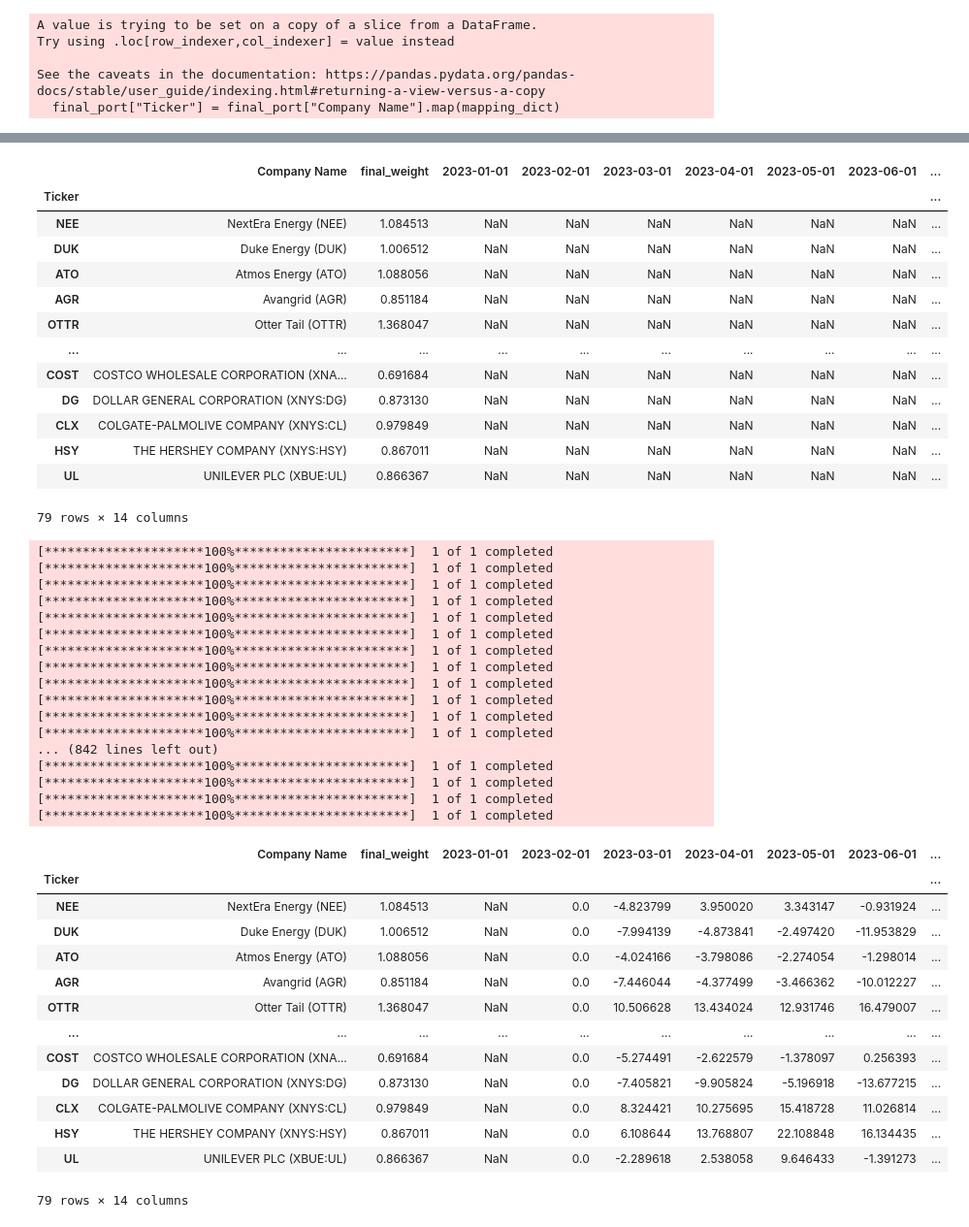
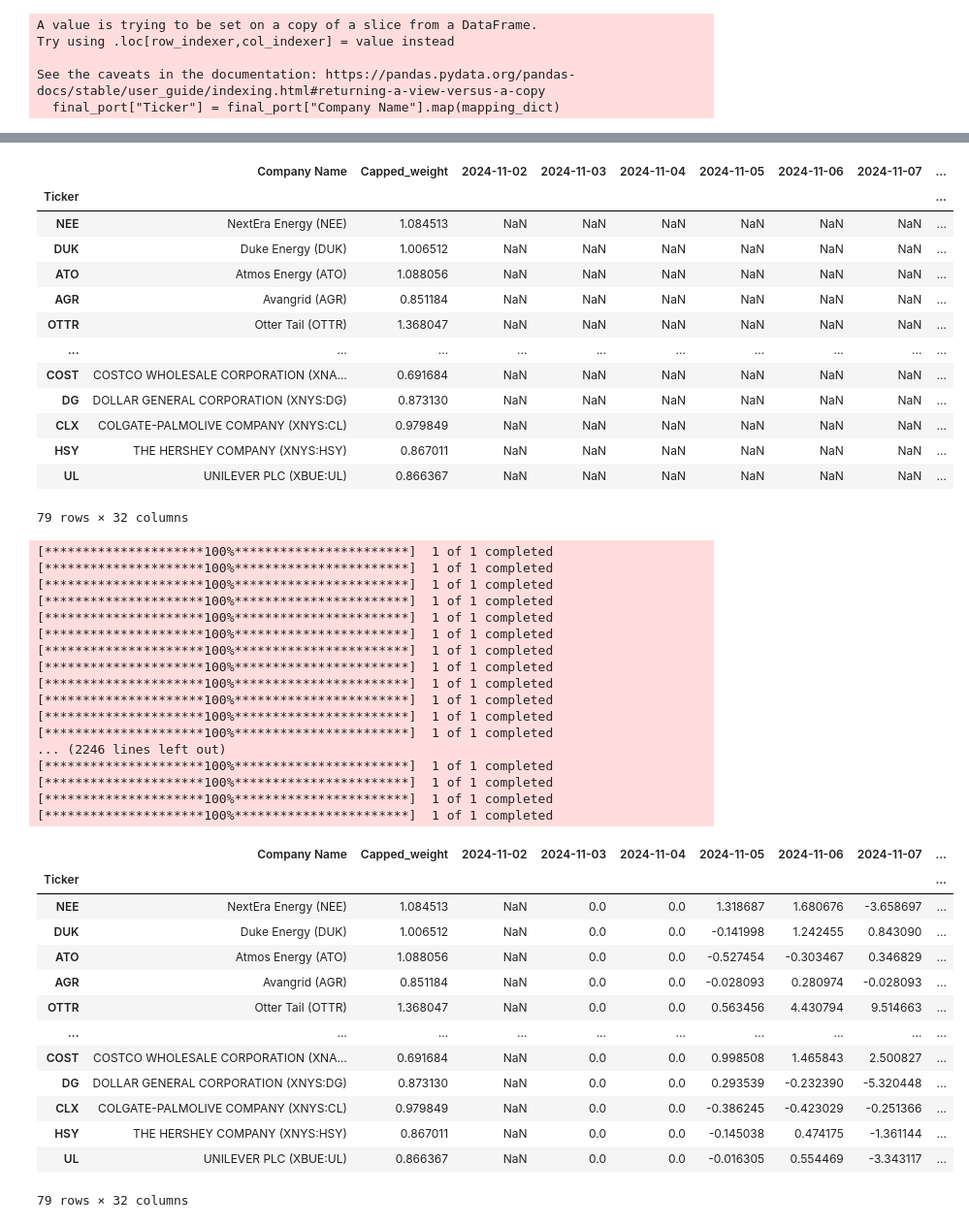
Before and after one commit to visheshgupta19/IDS_789_Final_Project, a Jupyter notebook: algo_update.ipynb, the cells around one changed output, grey strips where cells are left out. Shown at 97% size. Cells and saved outputs as stored; diff of their text form; code cells hidden in the pictures.

```diff
--- a/algo_update.ipynb
+++ b/algo_update.ipynb
@@ -215,5 +220,5 @@ ideal_portfolio.sort_values(by="final_weight", ascending=False)
 # %%
-final_port = ideal_portfolio[["Company Name", "final_weight"]]
+final_port = ideal_portfolio[["Company Name", "Capped_weight"]]
 ticker_map = pd.read_excel("ticker_map.xlsx")
 mapping_dict = dict(zip(ticker_map["Company Name"], ticker_map["Ticker"]))
 # final_port = final_port.copy()
@@ -243,23 +248,23 @@ final_port
 | UL | UNILEVER PLC (XBUE:UL) | 0.866367 |
 79 rows × 2 columns
 # %%
-start_date = "2023-01-01"
+start_date = pd.to_datetime("today")
 
-# Generate the start of each month for the next 10 months
-month_starts = pd.date_range(
-    start=start_date, periods=12, freq="MS"
-)  # 'MS' = Month Start
+# Generate the previous 30 days, starting from today
+dates = pd.date_range(
+    start=start_date - pd.Timedelta(days=29), end=start_date, freq="D"
+)
 
-# Create a DataFrame with 10 empty columns (NaN values)
+# Create a DataFrame with 30 empty columns (NaN values) for each of the previous 30 days
 new_columns = pd.DataFrame(
-    np.nan, index=final_port.index, columns=month_starts.strftime("%Y-%m-%d")
+    np.nan, index=final_port.index, columns=dates.strftime("%Y-%m-%d")
 )
 
 # Concatenate the existing DataFrame with the new columns
 df_updated = pd.concat([final_port, new_columns], axis=1)
 df_updated
 # %% [output]
-|  | Company Name | final_weight | 2023-01-01 | 2023-02-01 | 2023-03-01 | 2023-04-01 | 2023-05-01 | 2023-06-01 | ... |
+|  | Company Name | Capped_weight | 2024-11-02 | 2024-11-03 | 2024-11-04 | 2024-11-05 | 2024-11-06 | 2024-11-07 | ... |
 | Ticker |  |  |  |  |  |  |  |  | ... |
 | NEE | NextEra Energy (NEE) | 1.084513 | NaN | NaN | NaN | NaN | NaN | NaN | ... |
 | DUK | Duke Energy (DUK) | 1.006512 | NaN | NaN | NaN | NaN | NaN | NaN | ... |
@@ -272,21 +277,21 @@ df_updated
 | CLX | COLGATE-PALMOLIVE COMPANY (XNYS:CL) | 0.979849 | NaN | NaN | NaN | NaN | NaN | NaN | ... |
 | HSY | THE HERSHEY COMPANY (XNYS:HSY) | 0.867011 | NaN | NaN | NaN | NaN | NaN | NaN | ... |
 | UL | UNILEVER PLC (XBUE:UL) | 0.866367 | NaN | NaN | NaN | NaN | NaN | NaN | ... |
-79 rows × 14 columns
+79 rows × 32 columns
 # %%
 ### USE THISS
 
 import yfinance as yf
-from datetime import datetime
+from datetime import datetime, timedelta
 
 
 def get_returns(ticker, checkdate):
     # Calculate the start of the year for the given date
     try:
-        start_of_year = datetime(checkdate.year, 1, 1)
+        start_of_year = datetime.today() - timedelta(days=30)
 
         # Fetch data using yfinance
-        data = yf.download(ticker, start=start_of_year, end=checkdate, interval="1mo")
+        data = yf.download(ticker, start=start_of_year, end=checkdate, interval="1d")
 
         # Get the adjusted close price on the first day of the year
         start_price = data["Adj Close"].iloc[0]  # Price on the start of the year
@@ -309,45 +314,45 @@ for indx in df_updated.index:
         # Ensure `months` is handled as a datetime object
         if isinstance(months, str):
             month = datetime.strptime(months, "%Y-%m-%d")
         else:
             month = months  # Already a datetime object
 
         # Update your DataFrame with the calculated return
         if indx == "PKST":
             break
         else:
             df_updated.at[indx, months] = get_returns(indx, month).values[0]
 
 df_updated
 # %% [output]
 [*********************100%***********************]  1 of 1 completed
 [*********************100%***********************]  1 of 1 completed
 [*********************100%***********************]  1 of 1 completed
 [*********************100%***********************]  1 of 1 completed
 [*********************100%***********************]  1 of 1 completed
 [*********************100%***********************]  1 of 1 completed
 [*********************100%***********************]  1 of 1 completed
 [*********************100%***********************]  1 of 1 completed
 [*********************100%***********************]  1 of 1 completed
 [*********************100%***********************]  1 of 1 completed
 [*********************100%***********************]  1 of 1 completed
 [*********************100%***********************]  1 of 1 completed
-... (842 lines left out)
+... (2246 lines left out)
 [*********************100%***********************]  1 of 1 completed
 [*********************100%***********************]  1 of 1 completed
 [*********************100%***********************]  1 of 1 completed
 [*********************100%***********************]  1 of 1 completed
-|  | Company Name | final_weight | 2023-01-01 | 2023-02-01 | 2023-03-01 | 2023-04-01 | 2023-05-01 | 2023-06-01 | ... |
+|  | Company Name | Capped_weight | 2024-11-02 | 2024-11-03 | 2024-11-04 | 2024-11-05 | 2024-11-06 | 2024-11-07 | ... |
 | Ticker |  |  |  |  |  |  |  |  | ... |
-| NEE | NextEra Energy (NEE) | 1.084513 | NaN | 0.0 | -4.823799 | 3.950020 | 3.343147 | -0.931924 | ... |
-| DUK | Duke Energy (DUK) | 1.006512 | NaN | 0.0 | -7.994139 | -4.873841 | -2.497420 | -11.953829 | ... |
-| ATO | Atmos Energy (ATO) | 1.088056 | NaN | 0.0 | -4.024166 | -3.798086 | -2.274054 | -1.298014 | ... |
-| AGR | Avangrid (AGR) | 0.851184 | NaN | 0.0 | -7.446044 | -4.377499 | -3.466362 | -10.012227 | ... |
-| OTTR | Otter Tail (OTTR) | 1.368047 | NaN | 0.0 | 10.506628 | 13.434024 | 12.931746 | 16.479007 | ... |
+| NEE | NextEra Energy (NEE) | 1.084513 | NaN | 0.0 | 0.0 | 1.318687 | 1.680676 | -3.658697 | ... |
+| DUK | Duke Energy (DUK) | 1.006512 | NaN | 0.0 | 0.0 | -0.141998 | 1.242455 | 0.843090 | ... |
+| ATO | Atmos Energy (ATO) | 1.088056 | NaN | 0.0 | 0.0 | -0.527454 | -0.303467 | 0.346829 | ... |
+| AGR | Avangrid (AGR) | 0.851184 | NaN | 0.0 | 0.0 | -0.028093 | 0.280974 | -0.028093 | ... |
+| OTTR | Otter Tail (OTTR) | 1.368047 | NaN | 0.0 | 0.0 | 0.563456 | 4.430794 | 9.514663 | ... |
 | ... | ... | ... | ... | ... | ... | ... | ... | ... | ... |
-| COST | COSTCO WHOLESALE CORPORATION (XNA... | 0.691684 | NaN | 0.0 | -5.274491 | -2.622579 | -1.378097 | 0.256393 | ... |
-| DG | DOLLAR GENERAL CORPORATION (XNYS:DG) | 0.873130 | NaN | 0.0 | -7.405821 | -9.905824 | -5.196918 | -13.677215 | ... |
-| CLX | COLGATE-PALMOLIVE COMPANY (XNYS:CL) | 0.979849 | NaN | 0.0 | 8.324421 | 10.275695 | 15.418728 | 11.026814 | ... |
-| HSY | THE HERSHEY COMPANY (XNYS:HSY) | 0.867011 | NaN | 0.0 | 6.108644 | 13.768807 | 22.108848 | 16.134435 | ... |
-| UL | UNILEVER PLC (XBUE:UL) | 0.866367 | NaN | 0.0 | -2.289618 | 2.538058 | 9.646433 | -1.391273 | ... |
+| COST | COSTCO WHOLESALE CORPORATION (XNA... | 0.691684 | NaN | 0.0 | 0.0 | 0.998508 | 1.465843 | 2.500827 | ... |
+| DG | DOLLAR GENERAL CORPORATION (XNYS:DG) | 0.873130 | NaN | 0.0 | 0.0 | 0.293539 | -0.232390 | -5.320448 | ... |
+| CLX | COLGATE-PALMOLIVE COMPANY (XNYS:CL) | 0.979849 | NaN | 0.0 | 0.0 | -0.386245 | -0.423029 | -0.251366 | ... |
+| HSY | THE HERSHEY COMPANY (XNYS:HSY) | 0.867011 | NaN | 0.0 | 0.0 | -0.145038 | 0.474175 | -1.361144 | ... |
+| UL | UNILEVER PLC (XBUE:UL) | 0.866367 | NaN | 0.0 | 0.0 | -0.016305 | 0.554469 | -3.343117 | ... |
-79 rows × 14 columns
+79 rows × 32 columns
```
Also changed, not shown: parts of 16 cells of this notebook.
